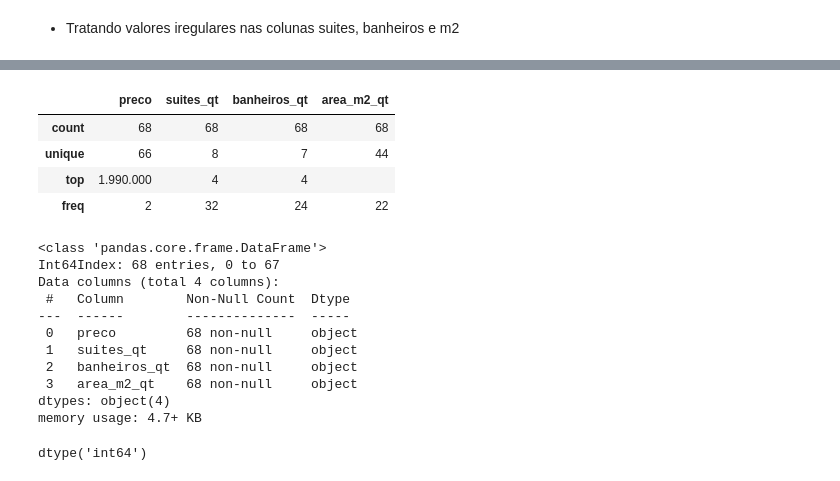
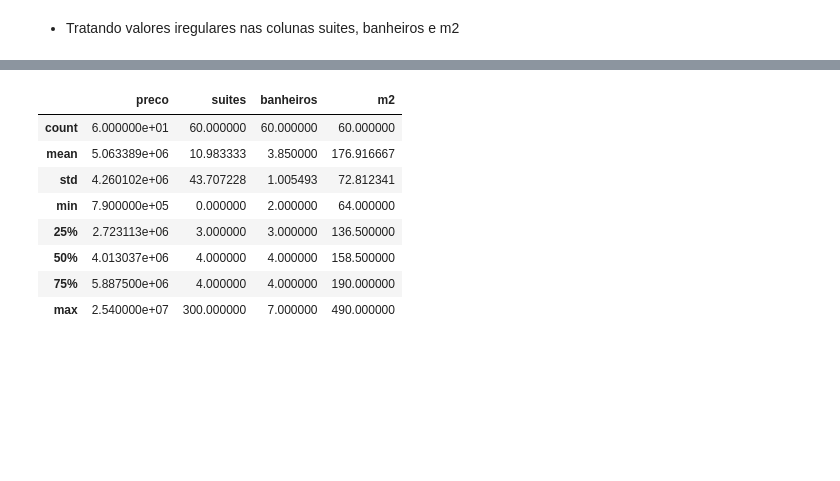
Before and after one commit to michellssgui22/PROJETOS_ESTUDO_WEBSCRAPER, a Jupyter notebook: projetos/imoveis-bc.ipynb, the cells around one changed output, grey strips where cells are left out. Saved outputs shown, nothing was run; the diff lists cells and outputs as text; code cells hidden in the pictures; blank space fills up the shorter version.

```diff
--- a/projetos/imoveis-bc.ipynb
+++ b/projetos/imoveis-bc.ipynb
@@ -295,0 +294,8 @@ df['suites'] = df['suites'].astype('int64')
+# %%
+tot = int(len(df['banheiros']))
+for i in range(tot):
+    if df['banheiros'][i] >= 10:
+        df['m2'][i] = df['banheiros'][i]
+        df['banheiros'][i] = 0
+
+df.head()
@@ -296,2 +317,2 @@ df['suites'] = df['suites'].astype('int64')
 # %%
-df['banheiros'] = df['banheiros'].astype('int64')
+df['preco'] = df['preco'].astype(float)
@@ -318,0 +341,10 @@ df_corr
+# %%
+for i in range(len(df['suites'])):
+    if df['preco'][i] <=0:
+        df['preco'][i] = df['preco'].mean()
+    """if df['suites'][i] <=0:
+        df['suites'][i] = df['suites'].mean()"""
+    if df['banheiros'][i] <=0:
+        df['banheiros'][i] = df['banheiros'].mean()
+    if df['m2'][i] <=0:
+        df['m2'][i] = df['m2'].mean()
@@ -318,0 +364,3 @@ df_corr
+# %%
+df = df[['descricao_do_imovel', 'bairro', 'cidade', 'estado', 'link_da_imagem', 'preco', 'suites', 'banheiros', 'm2']]
+df.head()
@@ -319,22 +406,12 @@ df_corr
 # %%
-df_corr.describe()
+df.describe()
 # %% [output]
-|  | preco | suites_qt | banheiros_qt | area_m2_qt |
-| count | 68 | 68 | 68 | 68 |
-| unique | 66 | 8 | 7 | 44 |
-| top | 1.990.000 | 4 | 4 |  |
-| freq | 2 | 32 | 24 | 22 |
+|  | preco | suites | banheiros | m2 |
+| count | 6.000000e+01 | 60.000000 | 60.000000 | 60.000000 |
+| mean | 5.063389e+06 | 10.983333 | 3.850000 | 176.916667 |
+| std | 4.260102e+06 | 43.707228 | 1.005493 | 72.812341 |
+| min | 7.900000e+05 | 0.000000 | 2.000000 | 64.000000 |
+| 25% | 2.723113e+06 | 3.000000 | 3.000000 | 136.500000 |
+| 50% | 4.013037e+06 | 4.000000 | 4.000000 | 158.500000 |
+| 75% | 5.887500e+06 | 4.000000 | 4.000000 | 190.000000 |
+| max | 2.540000e+07 | 300.000000 | 7.000000 | 490.000000 |
-# %%
-df_corr.info()
-# %% [output]
-<class 'pandas.core.frame.DataFrame'>
-Int64Index: 68 entries, 0 to 67
-Data columns (total 4 columns):
- #   Column        Non-Null Count  Dtype
----  ------        --------------  -----
- 0   preco         68 non-null     object
- 1   suites_qt     68 non-null     object
- 2   banheiros_qt  68 non-null     object
- 3   area_m2_qt    68 non-null     object
-dtypes: object(4)
-memory usage: 4.7+ KB
@@ -349,5 +417,0 @@ for i in range(len(df_corr['suites_qt'])):
-# %%
-df_corr['suites_qt'] = df_corr['suites_qt'].astype('int64')
-df_corr['suites_qt'].dtypes
-# %% [output]
-dtype('int64')
```
Also changed, not shown: parts of 39 cells of this notebook.
